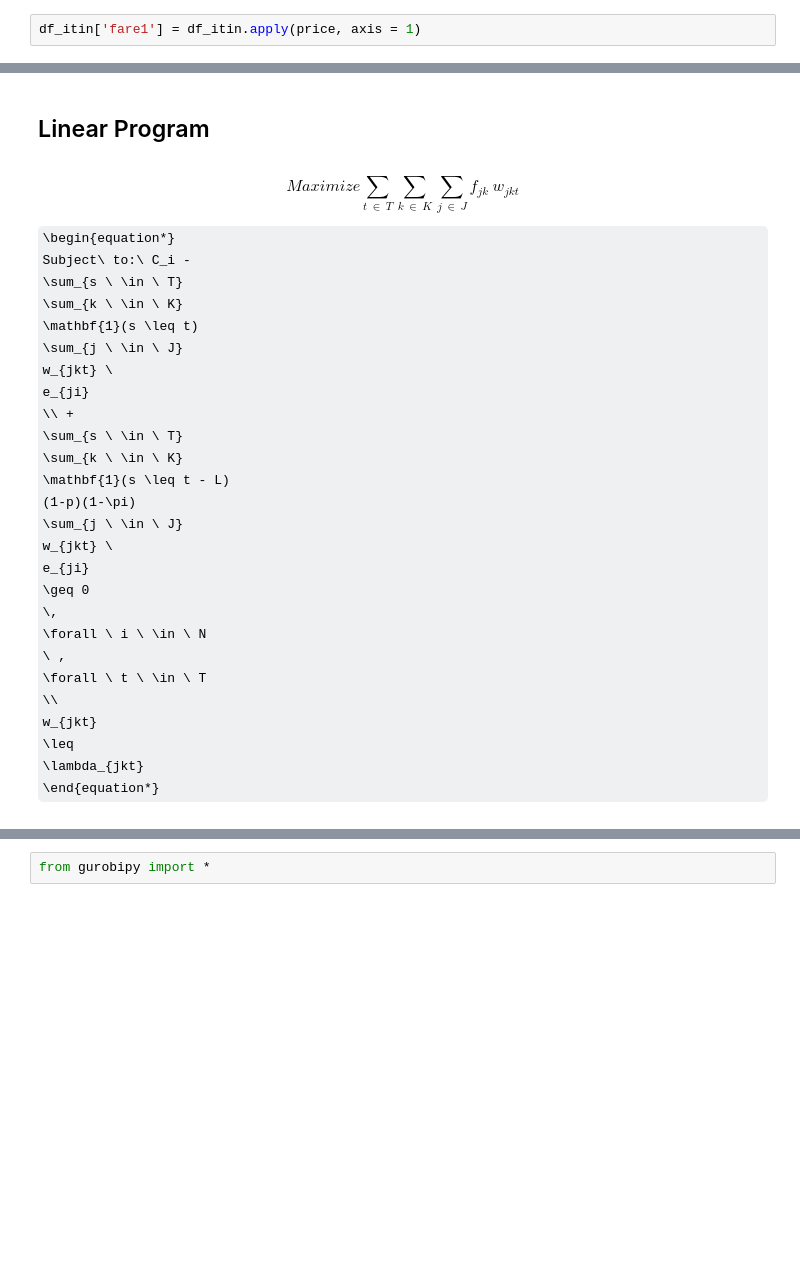
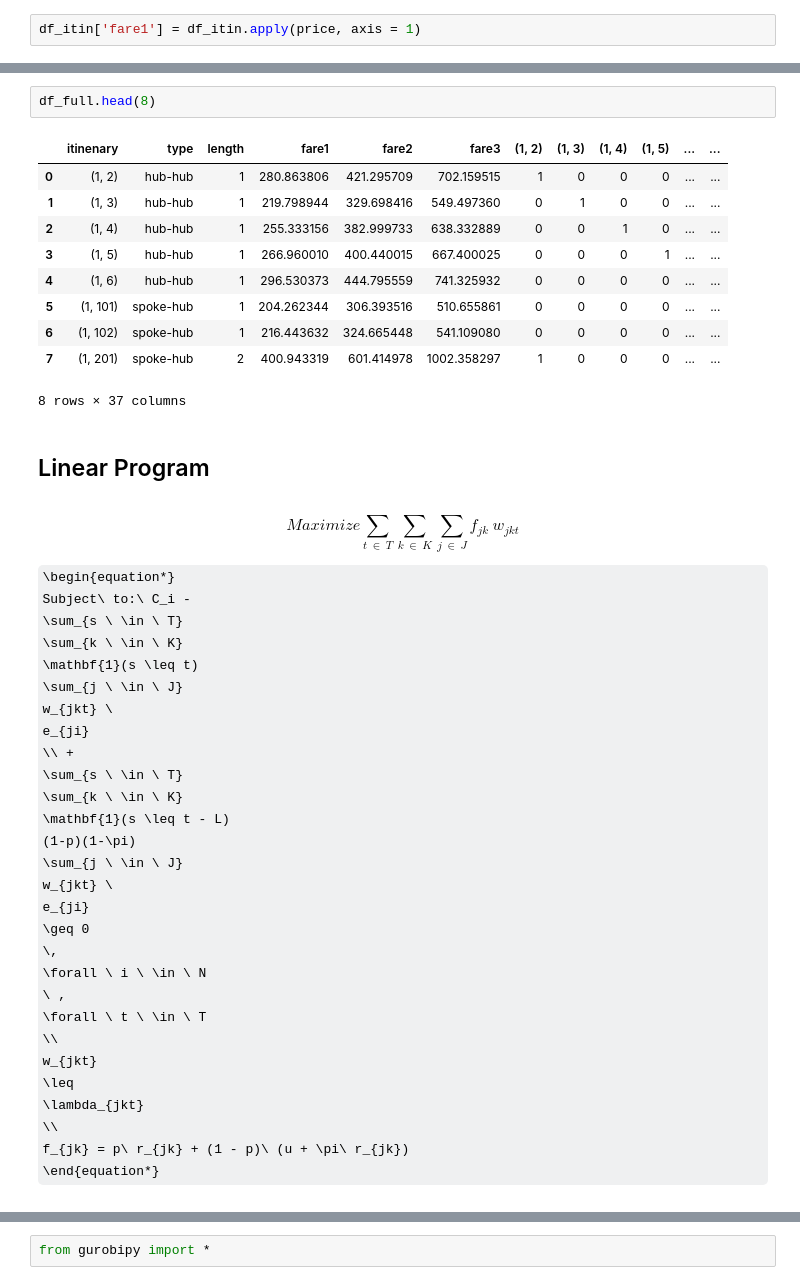
Before and after one commit to harrisonzzh/Research, a Jupyter notebook: Network Simulation.ipynb, the cells around one changed output, grey strips where cells are left out. Cells and saved outputs as stored; diff of their text form; some formulas as TeX source; blank space fills up the shorter version.

```diff
--- a/Network Simulation.ipynb
+++ b/Network Simulation.ipynb
@@ -197,3 +216,16 @@ df_full.head(5)
+# %%
+df_full.head(8)
+# %% [output]
+|  | itinenary | type | length | fare1 | fare2 | fare3 | (1, 2) | (1, 3) | (1, 4) | (1, 5) | ... | ... |
+| 0 | (1, 2) | hub-hub | 1 | 280.863806 | 421.295709 | 702.159515 | 1 | 0 | 0 | 0 | ... | ... |
+| 1 | (1, 3) | hub-hub | 1 | 219.798944 | 329.698416 | 549.497360 | 0 | 1 | 0 | 0 | ... | ... |
+| 2 | (1, 4) | hub-hub | 1 | 255.333156 | 382.999733 | 638.332889 | 0 | 0 | 1 | 0 | ... | ... |
+| 3 | (1, 5) | hub-hub | 1 | 266.960010 | 400.440015 | 667.400025 | 0 | 0 | 0 | 1 | ... | ... |
+| 4 | (1, 6) | hub-hub | 1 | 296.530373 | 444.795559 | 741.325932 | 0 | 0 | 0 | 0 | ... | ... |
+| 5 | (1, 101) | spoke-hub | 1 | 204.262344 | 306.393516 | 510.655861 | 0 | 0 | 0 | 0 | ... | ... |
+| 6 | (1, 102) | spoke-hub | 1 | 216.443632 | 324.665448 | 541.109080 | 0 | 0 | 0 | 0 | ... | ... |
+| 7 | (1, 201) | spoke-hub | 2 | 400.943319 | 601.414978 | 1002.358297 | 1 | 0 | 0 | 0 | ... | ... |
+8 rows × 37 columns
 # %% [markdown]
 ## Linear Program
 # %% [markdown]
@@ -231,4 +263,6 @@ e_{ji}
 w_{jkt}
 \leq
 \lambda_{jkt}
+\\
+f_{jk} = p\ r_{jk} + (1 - p)\ (u + \pi\ r_{jk})
 \end{equation*}
```
Also changed, not shown: parts of 16 cells of this notebook, 4 other files.
